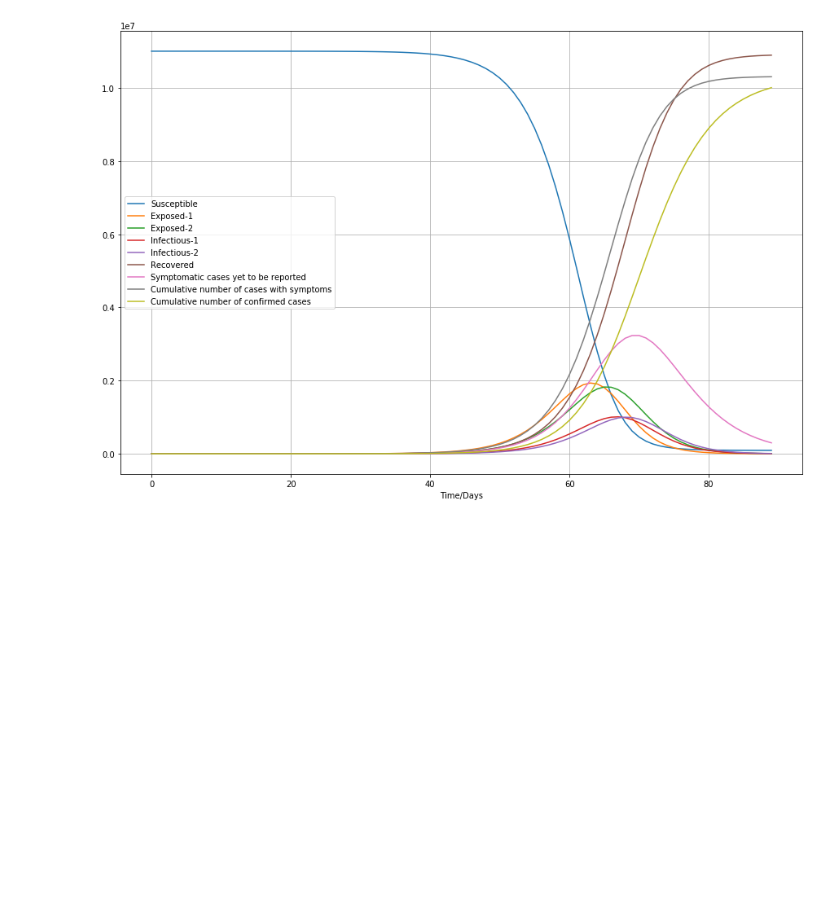
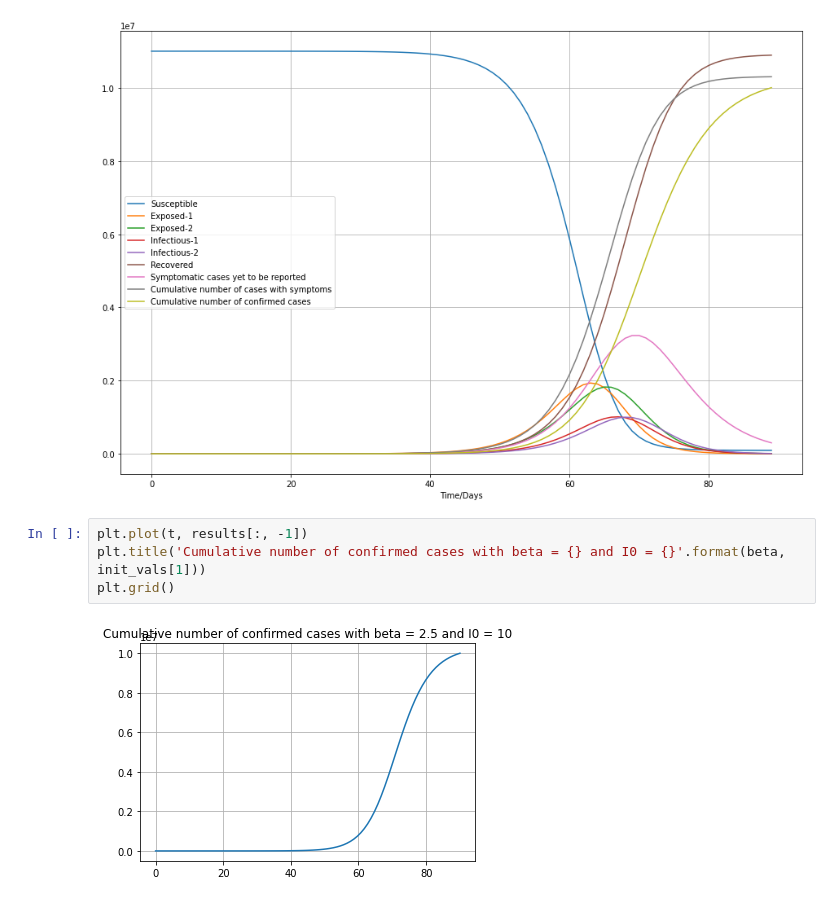
Before and after one commit to chloeskt/covid-19, a Jupyter notebook: 1-0 A deterministic model.ipynb, the cells around one changed output. Drawn from its saved outputs; the diff is of its cells as text; blank space fills up the shorter version.

```diff
--- a/1-0 A deterministic model.ipynb
+++ b/1-0 A deterministic model.ipynb
@@ -264,3 +282,9 @@ plt.xlabel('Time/Days')
 plt.show()
 # %% [output]
 [figure]
+# %%
+plt.plot(t, results[:, -1])
+plt.title('Cumulative number of confirmed cases with beta = {} and I0 = {}'.format(beta, init_vals[1]))
+plt.grid()
+# %% [output]
+[figure, added]
```
Also changed, not shown: parts of 3 cells of this notebook.
